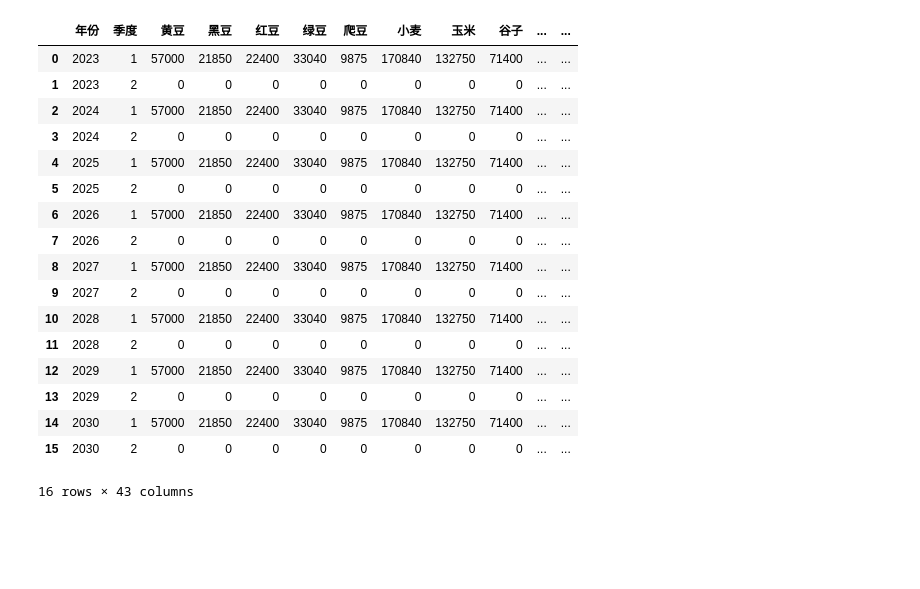
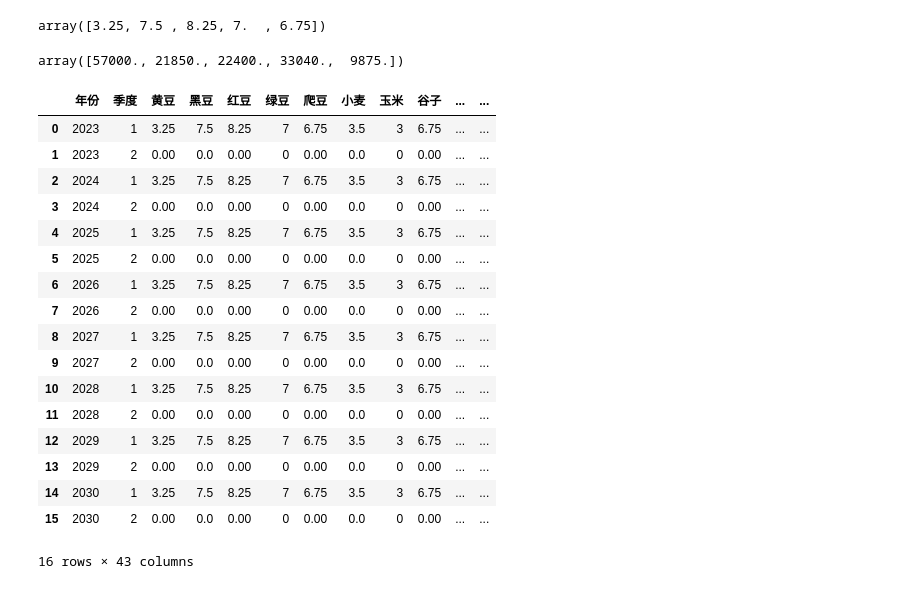
Before and after one commit to 738NGX/2024CUMCM, a Jupyter notebook: test2.ipynb, the cells around one changed output. Cells and saved outputs as stored; diff of their text form; code cells hidden in the pictures; blank space fills up the shorter version.

```diff
--- a/test2.ipynb
+++ b/test2.ipynb
@@ -13,0 +10,4 @@ random_numbers = np.random.normal(loc=mean, scale=std_dev, size=num_samples)
+# %%
+price_means[:5]
+# %% [output]
+array([3.25, 7.5 , 8.25, 7.  , 6.75])
@@ -14,23 +16,26 @@ random_numbers = np.random.normal(loc=mean, scale=std_dev, size=num_samples)
+# %%
+sale_data[:5]
+# %% [output]
+array([57000., 21850., 22400., 33040.,  9875.])
 # %%
-sale_data = pd.read_csv("data/结果/full_预期销售量.csv")
+sale_data_regress=pd.read_csv("data/结果/full_预期销售量_sim - 副本.csv")
+sale_data_regress
+# %% [output]
+|  | 年份 | 季度 | 黄豆 | 黑豆 | 红豆 | 绿豆 | 爬豆 | 小麦 | 玉米 | 谷子 | ... | ... |
+| 0 | 2023 | 1 | 3.25 | 7.5 | 8.25 | 7 | 6.75 | 3.5 | 3 | 6.75 | ... | ... |
+| 1 | 2023 | 2 | 0.00 | 0.0 | 0.00 | 0 | 0.00 | 0.0 | 0 | 0.00 | ... | ... |
+| 2 | 2024 | 1 | 3.25 | 7.5 | 8.25 | 7 | 6.75 | 3.5 | 3 | 6.75 | ... | ... |
+| 3 | 2024 | 2 | 0.00 | 0.0 | 0.00 | 0 | 0.00 | 0.0 | 0 | 0.00 | ... | ... |
+| 4 | 2025 | 1 | 3.25 | 7.5 | 8.25 | 7 | 6.75 | 3.5 | 3 | 6.75 | ... | ... |
+| 5 | 2025 | 2 | 0.00 | 0.0 | 0.00 | 0 | 0.00 | 0.0 | 0 | 0.00 | ... | ... |
+| 6 | 2026 | 1 | 3.25 | 7.5 | 8.25 | 7 | 6.75 | 3.5 | 3 | 6.75 | ... | ... |
+| 7 | 2026 | 2 | 0.00 | 0.0 | 0.00 | 0 | 0.00 | 0.0 | 0 | 0.00 | ... | ... |
+| 8 | 2027 | 1 | 3.25 | 7.5 | 8.25 | 7 | 6.75 | 3.5 | 3 | 6.75 | ... | ... |
+| 9 | 2027 | 2 | 0.00 | 0.0 | 0.00 | 0 | 0.00 | 0.0 | 0 | 0.00 | ... | ... |
+| 10 | 2028 | 1 | 3.25 | 7.5 | 8.25 | 7 | 6.75 | 3.5 | 3 | 6.75 | ... | ... |
+| 11 | 2028 | 2 | 0.00 | 0.0 | 0.00 | 0 | 0.00 | 0.0 | 0 | 0.00 | ... | ... |
+| 12 | 2029 | 1 | 3.25 | 7.5 | 8.25 | 7 | 6.75 | 3.5 | 3 | 6.75 | ... | ... |
+| 13 | 2029 | 2 | 0.00 | 0.0 | 0.00 | 0 | 0.00 | 0.0 | 0 | 0.00 | ... | ... |
+| 14 | 2030 | 1 | 3.25 | 7.5 | 8.25 | 7 | 6.75 | 3.5 | 3 | 6.75 | ... | ... |
+| 15 | 2030 | 2 | 0.00 | 0.0 | 0.00 | 0 | 0.00 | 0.0 | 0 | 0.00 | ... | ... |
+16 rows × 43 columns
-# %%
-sale_data
-# %% [output]
-|  | 年份 | 季度 | 黄豆 | 黑豆 | 红豆 | 绿豆 | 爬豆 | 小麦 | 玉米 | 谷子 | ... | ... |
-| 0 | 2023 | 1 | 57000 | 21850 | 22400 | 33040 | 9875 | 170840 | 132750 | 71400 | ... | ... |
-| 1 | 2023 | 2 | 0 | 0 | 0 | 0 | 0 | 0 | 0 | 0 | ... | ... |
-| 2 | 2024 | 1 | 57000 | 21850 | 22400 | 33040 | 9875 | 170840 | 132750 | 71400 | ... | ... |
-| 3 | 2024 | 2 | 0 | 0 | 0 | 0 | 0 | 0 | 0 | 0 | ... | ... |
-| 4 | 2025 | 1 | 57000 | 21850 | 22400 | 33040 | 9875 | 170840 | 132750 | 71400 | ... | ... |
-| 5 | 2025 | 2 | 0 | 0 | 0 | 0 | 0 | 0 | 0 | 0 | ... | ... |
-| 6 | 2026 | 1 | 57000 | 21850 | 22400 | 33040 | 9875 | 170840 | 132750 | 71400 | ... | ... |
-| 7 | 2026 | 2 | 0 | 0 | 0 | 0 | 0 | 0 | 0 | 0 | ... | ... |
-| 8 | 2027 | 1 | 57000 | 21850 | 22400 | 33040 | 9875 | 170840 | 132750 | 71400 | ... | ... |
-| 9 | 2027 | 2 | 0 | 0 | 0 | 0 | 0 | 0 | 0 | 0 | ... | ... |
-| 10 | 2028 | 1 | 57000 | 21850 | 22400 | 33040 | 9875 | 170840 | 132750 | 71400 | ... | ... |
-| 11 | 2028 | 2 | 0 | 0 | 0 | 0 | 0 | 0 | 0 | 0 | ... | ... |
-| 12 | 2029 | 1 | 57000 | 21850 | 22400 | 33040 | 9875 | 170840 | 132750 | 71400 | ... | ... |
-| 13 | 2029 | 2 | 0 | 0 | 0 | 0 | 0 | 0 | 0 | 0 | ... | ... |
-| 14 | 2030 | 1 | 57000 | 21850 | 22400 | 33040 | 9875 | 170840 | 132750 | 71400 | ... | ... |
-| 15 | 2030 | 2 | 0 | 0 | 0 | 0 | 0 | 0 | 0 | 0 | ... | ... |
-16 rows × 43 columns
```
Also changed, not shown: parts of 13 cells of this notebook, 8 other files.
